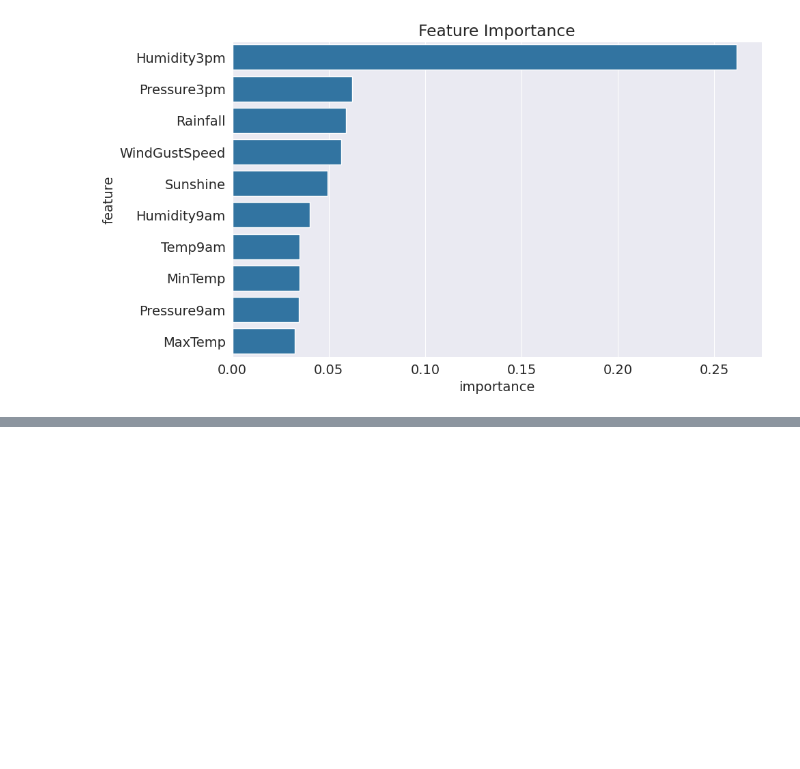
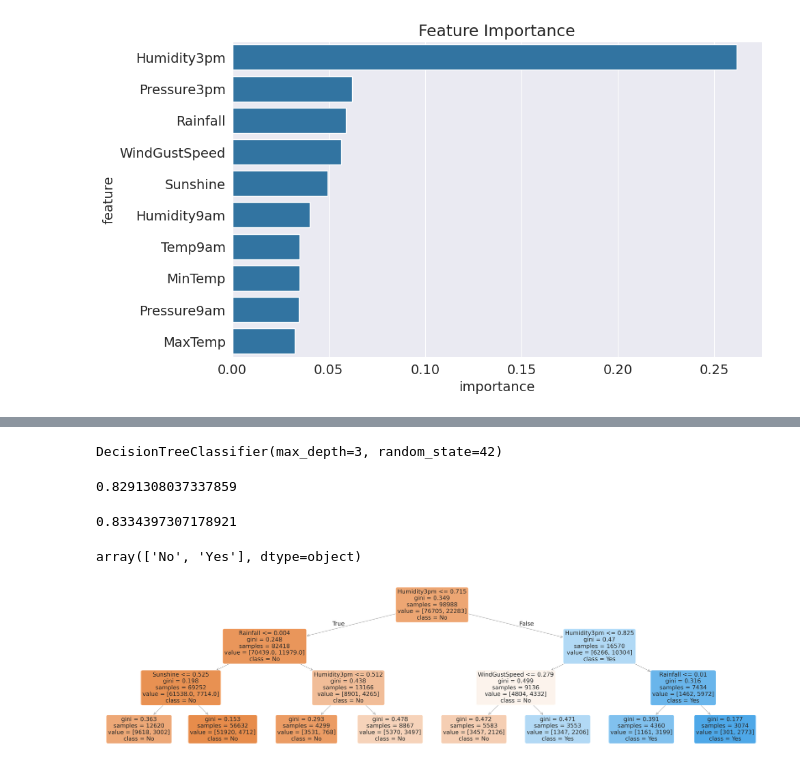
Before and after one commit to krishnasree5/rainfall-prediction-decisiontrees, a Jupyter notebook: rainfall_2.ipynb, the cells around one changed output, grey strips where cells are left out. Drawn from its saved outputs; the diff is of its cells as text; code cells hidden in the pictures; blank space fills up the shorter version.

Commit message:
tuning-decision trees

```diff
--- a/rainfall_2.ipynb
+++ b/rainfall_2.ipynb
@@ -371,0 +387,23 @@ sns.barplot(data=importance_df.head(10), x='importance', y='feature');
+# %%
+model = DecisionTreeClassifier(max_depth=3, random_state=42)
+# %%
+model.fit(X_train, train_targets)
+# %% [output]
+DecisionTreeClassifier(max_depth=3, random_state=42)
+# %%
+model.score(X_train, train_targets)
+# %% [output]
+0.8291308037337859
+# %%
+model.score(X_val, val_targets)
+# %% [output]
+0.8334397307178921
+# %%
+model.classes_
+# %% [output]
+array(['No', 'Yes'], dtype=object)
+# %%
+plt.figure(figsize=(80,20))
+plot_tree(model, feature_names=X_train.columns, filled=True, rounded=True, class_names=model.classes_);
+# %% [output]
+[figure, added]
```
Also changed, not shown: parts of 16 cells of this notebook.
